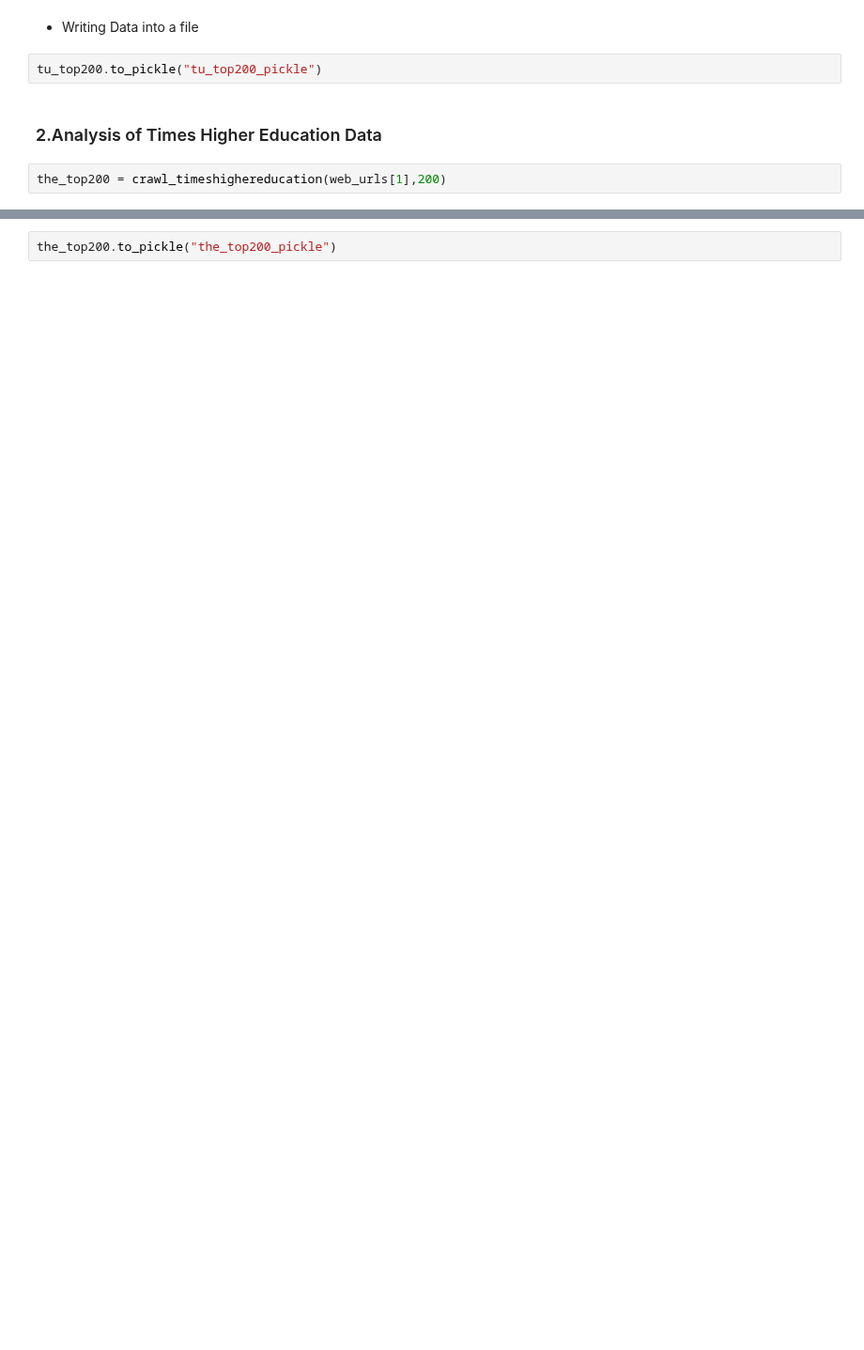
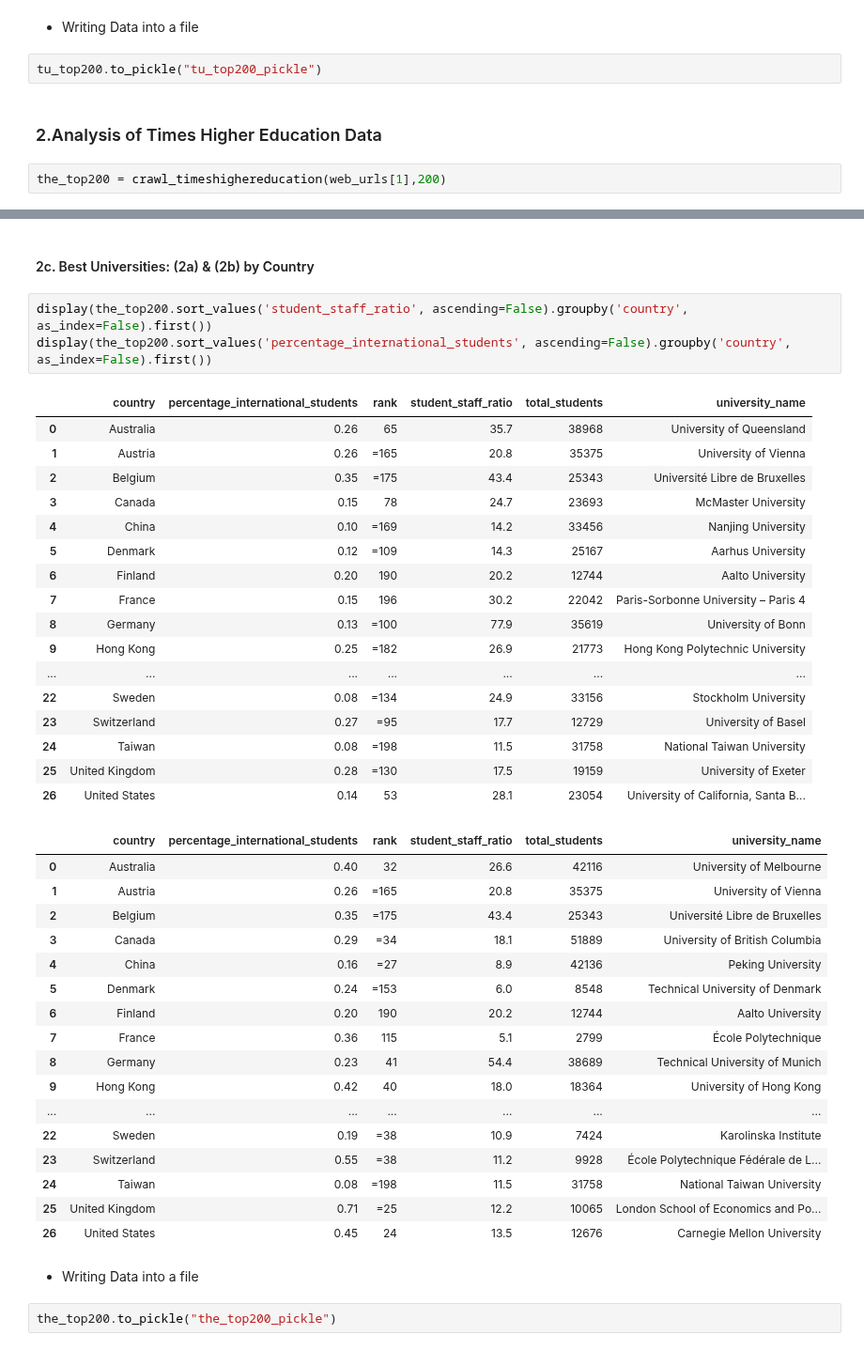
Before and after one commit to sanadhis/ADA-2017, a Jupyter notebook: 02 - Data from the Web/Homework 2.ipynb, the cells around one changed output, grey strips where cells are left out. Shown at 94% size. Drawn from its saved outputs; the diff is of its cells as text; blank space fills up the shorter version.

```diff
--- a/02 - Data from the Web/Homework 2.ipynb
+++ b/02 - Data from the Web/Homework 2.ipynb
@@ -219,2 +257,44 @@ the_top200.head()
+# %% [markdown]
+#### 2c. Best Universities: (2a) & (2b) by Country
+# %%
+display(the_top200.sort_values('student_staff_ratio', ascending=False).groupby('country', as_index=False).first())
+display(the_top200.sort_values('percentage_international_students', ascending=False).groupby('country', as_index=False).first())
+# %% [output]
+|  | country | percentage_international_students | rank | student_staff_ratio | total_students | university_name |
+| 0 | Australia | 0.26 | 65 | 35.7 | 38968 | University of Queensland |
+| 1 | Austria | 0.26 | =165 | 20.8 | 35375 | University of Vienna |
+| 2 | Belgium | 0.35 | =175 | 43.4 | 25343 | Université Libre de Bruxelles |
+| 3 | Canada | 0.15 | 78 | 24.7 | 23693 | McMaster University |
+| 4 | China | 0.10 | =169 | 14.2 | 33456 | Nanjing University |
+| 5 | Denmark | 0.12 | =109 | 14.3 | 25167 | Aarhus University |
+| 6 | Finland | 0.20 | 190 | 20.2 | 12744 | Aalto University |
+| 7 | France | 0.15 | 196 | 30.2 | 22042 | Paris-Sorbonne University – Paris 4 |
+| 8 | Germany | 0.13 | =100 | 77.9 | 35619 | University of Bonn |
+| 9 | Hong Kong | 0.25 | =182 | 26.9 | 21773 | Hong Kong Polytechnic University |
+| ... | ... | ... | ... | ... | ... | ... |
+| 22 | Sweden | 0.08 | =134 | 24.9 | 33156 | Stockholm University |
+| 23 | Switzerland | 0.27 | =95 | 17.7 | 12729 | University of Basel |
+| 24 | Taiwan | 0.08 | =198 | 11.5 | 31758 | National Taiwan University |
+| 25 | United Kingdom | 0.28 | =130 | 17.5 | 19159 | University of Exeter |
+| 26 | United States | 0.14 | 53 | 28.1 | 23054 | University of California, Santa B... |
+|  | country | percentage_international_students | rank | student_staff_ratio | total_students | university_name |
+| 0 | Australia | 0.40 | 32 | 26.6 | 42116 | University of Melbourne |
+| 1 | Austria | 0.26 | =165 | 20.8 | 35375 | University of Vienna |
+| 2 | Belgium | 0.35 | =175 | 43.4 | 25343 | Université Libre de Bruxelles |
+| 3 | Canada | 0.29 | =34 | 18.1 | 51889 | University of British Columbia |
+| 4 | China | 0.16 | =27 | 8.9 | 42136 | Peking University |
+| 5 | Denmark | 0.24 | =153 | 6.0 | 8548 | Technical University of Denmark |
+| 6 | Finland | 0.20 | 190 | 20.2 | 12744 | Aalto University |
+| 7 | France | 0.36 | 115 | 5.1 | 2799 | École Polytechnique |
+| 8 | Germany | 0.23 | 41 | 54.4 | 38689 | Technical University of Munich |
+| 9 | Hong Kong | 0.42 | 40 | 18.0 | 18364 | University of Hong Kong |
+| ... | ... | ... | ... | ... | ... | ... |
+| 22 | Sweden | 0.19 | =38 | 10.9 | 7424 | Karolinska Institute |
+| 23 | Switzerland | 0.55 | =38 | 11.2 | 9928 | École Polytechnique Fédérale de L... |
+| 24 | Taiwan | 0.08 | =198 | 11.5 | 31758 | National Taiwan University |
+| 25 | United Kingdom | 0.71 | =25 | 12.2 | 10065 | London School of Economics and Po... |
+| 26 | United States | 0.45 | 24 | 13.5 | 12676 | Carnegie Mellon University |
+# %% [markdown]
+* Writing Data into a file
 # %%
 the_top200.to_pickle("the_top200_pickle")
```
Also changed, not shown: parts of 10 cells of this notebook.
